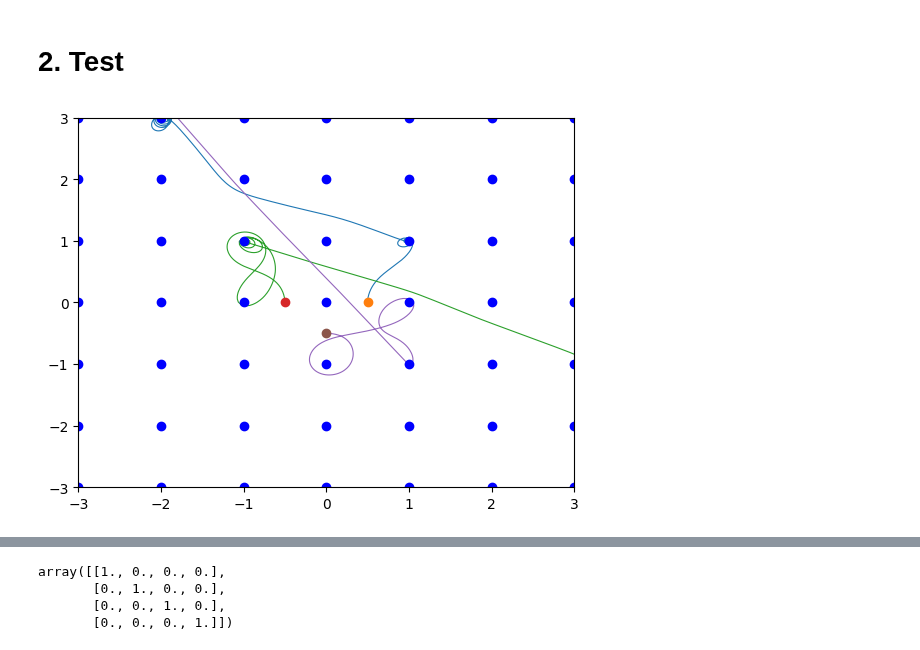
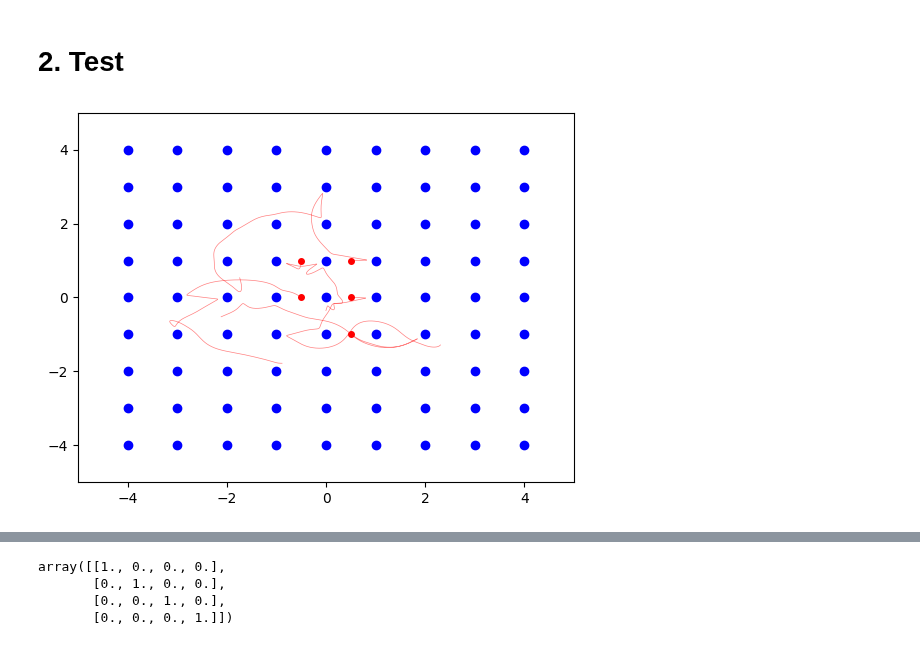
Before and after one commit to AndresGuarin/JupyterCodes, a Jupyter notebook: Computational Physics/ElectricConduction/Fundamentals.ipynb, the cells around one changed output, grey strips where cells are left out. Cells and saved outputs as stored; diff of their text form; code cells hidden in the pictures.

```diff
--- a/Computational Physics/ElectricConduction/Fundamentals.ipynb
+++ b/Computational Physics/ElectricConduction/Fundamentals.ipynb
@@ -50,14 +50,15 @@ $$ \frac{d^2\vec{r}'_{i}}{d \bar{t}^2}=\sum\limits_{j=1}^{N} \frac{\bar{q}_i \ba
 # **2. Test**
 # %%
 # Choose parameters
-h = 0.01; N = 2000; Np = 3
+h = 0.01; N = 500; R0=0.35; n=6
 
 # Set intial conditions
 #free charges
-X0 = np.array([0.5,-0.5,0])
-Y0 = np.array([0,0,-0.5])
-Vx0 = np.array([0,0,1])
-Vy0 = np.array([1,1,0])
+X0 = np.array([-0.5,-0.5, 0.5, 0.5, 0.5])
+Y0 = np.array([ 0.0, 1.0, 0.0,-1.0, 1.0])
+Vx0 = np.array([-1, 0, 1, 1, 2])
+Vy0 = np.array([ 1,-1, 0,-1, 0])
+Np = len(X0)
 Q = -np.ones(Np)
 
 #nuclei
@@ -78,23 +79,25 @@ def B1(X,Y,t):
      return X*0 - 10
 
 def E1(X,Y,t):
-     return [X*0, (Y>=-1)*(Y<=1)*(-1)] #In order: [Ex, Ey]
+     return [X*0, (Y>=-4)*(Y<=4)*(-1)] #In order: [Ex, Ey]
 
-sim = solver.ECond(h,N,Np,E0,B0)
+sim = solver.ECond(h,N,Np,E0,B0,R0,n)
 s = sim.simulate([X0,Y0,Vx0,Vy0,Q,XC,YC,QC])
 
 self1 = sim.get_self()
 # %%
+%matplotlib inline
+
 for i in range(Np):
     X = s[0][:,i]
     Y = s[1][:,i]
-    plt.plot(X,Y,lw=0.8)
-    plt.plot(X[0],Y[0],'o')
+    plt.plot(X,Y,'-r',lw=0.5,alpha=0.5)
+    plt.plot(X[0],Y[0],'or',ms=4)
 plt.plot(XC,YC,'ob')
 
-D=3
+D=5
 plt.xlim(-D,D)
 plt.ylim(-D,D)
 plt.show()
 # %% [output]
-[figure, old version]
+[figure, new version]
```
Also changed, not shown: parts of 23 cells of this notebook, 3 other files.
